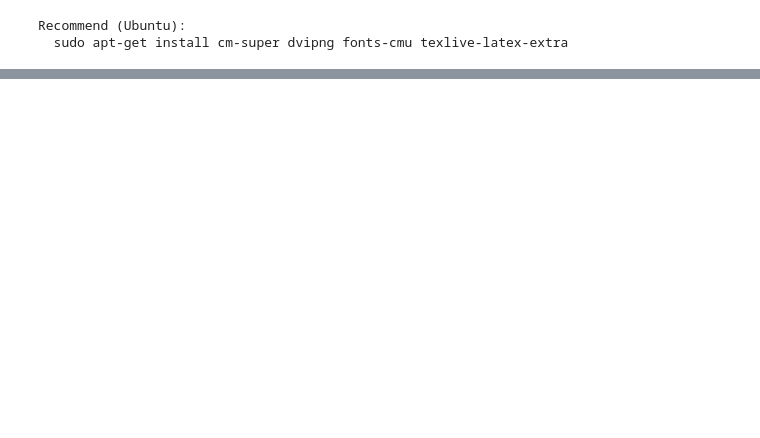
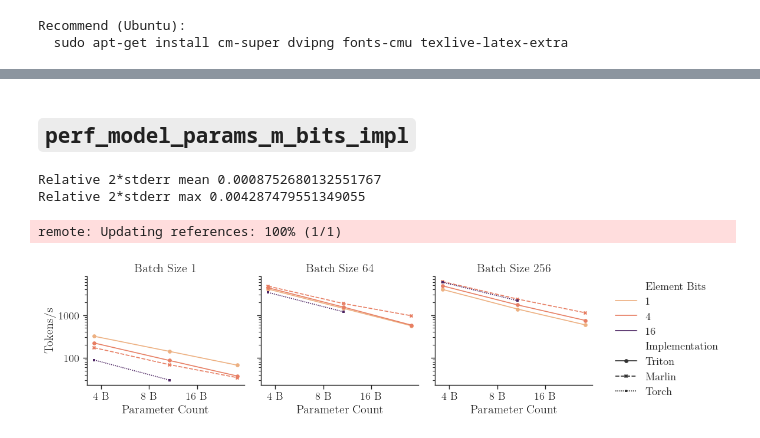
Before and after one commit to graphcore-research/fused-dequantisation-kernels, a Jupyter notebook: notebooks/2025-01-paper.ipynb, the cells around one changed output, grey strips where cells are left out. Cells and saved outputs as stored; diff of their text form; code cells hidden in the pictures; blank space fills up the shorter version.

```diff
--- a/notebooks/2025-01-paper.ipynb
+++ b/notebooks/2025-01-paper.ipynb
@@ -61,0 +278,33 @@ df.head()
+# %% [markdown]
+## `perf_model_params_m_bits_impl`
+# %%
+d = (df
+    .pipe(lambda d: d[~d.impl.isin(["torch.compile", "Marlin (Linear)"])])
+    .pipe(lambda d: d[d.batch_size.isin([1, 64, 256])])
+)
+print("Relative 2*stderr mean", 2 * (d.tokens_s_stderr / d.tokens_s).mean())
+print("Relative 2*stderr max", 2 * (d.tokens_s_stderr / d.tokens_s).max())
+
+g = sns.relplot(data=d, y="tokens_s", x="parameters", col="batch_size", hue="element_bits",
+                style="impl", style_order=["Triton", "Marlin", "Torch"],
+                kind="line", palette=plot_utils.SEQ_PALETTE,
+                height=3, aspect=0.9, mew=0, markers=True)
+for m, ax in g.axes_dict.items():
+    ax.set_xscale("log", base=2)
+    ax.xaxis.set_major_formatter(lambda x, _: f"{x/2**30:.0f} B")
+    ax.set_yscale("log")
+    ax.yaxis.set_major_formatter("{x:.0f}")
+    ax.set_title(f"Batch Size ${m}$")
+g.figure.legend(
+    handles=g.legend.legend_handles,
+    labels=[text.get_text() for text in g.legend.get_texts()],
+    loc="center left",
+    bbox_to_anchor=(1, 0.5),
+)
+plot_utils.tidy(g.figure)
+plot_utils.save("perf_model_params_m_bits_impl")
+# %% [output]
+Relative 2*stderr mean 0.0008752680132551767
+Relative 2*stderr max 0.004287479551349055
+remote: Updating references: 100% (1/1)
+[figure, added]
```
Also changed, not shown: parts of 17 cells of this notebook, 7 other files.
